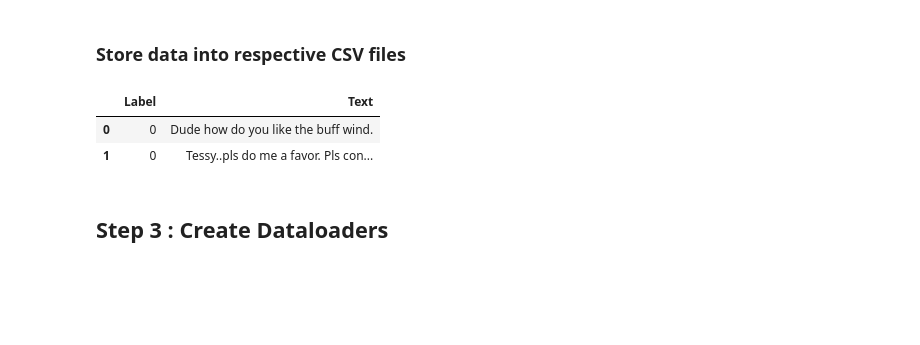
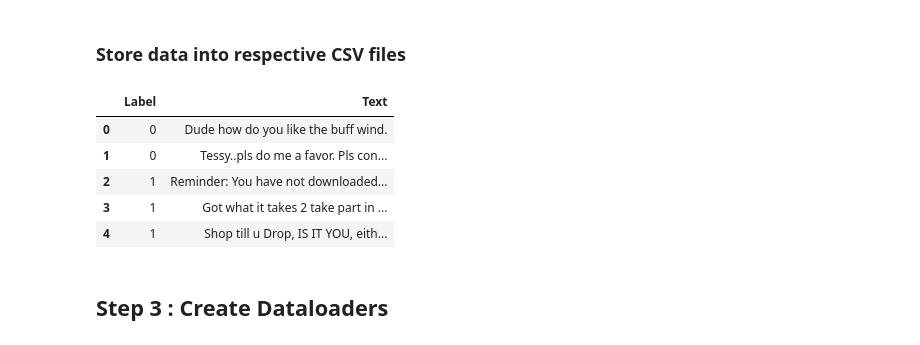
Before and after one commit to compchap/Building-LLM-From-Scratch-SR, a Jupyter notebook: Chapter 6 - Fine Tuning For Classification.ipynb, the cells around one changed output. Saved outputs shown, nothing was run; the diff lists cells and outputs as text; code cells hidden in the pictures; blank space fills up the shorter version.

```diff
--- a/Chapter 6 - Fine Tuning For Classification.ipynb
+++ b/Chapter 6 - Fine Tuning For Classification.ipynb
@@ -134,11 +129,14 @@ train_df.to_csv("chapter6/train.csv", index=None)
 validation_df.to_csv("chapter6/validation.csv", index=None)
 test_df.to_csv("chapter6/test.csv", index=None)
 # %%
-train_df.head(2)
+train_df.head(5)
 # %% [output]
 |  | Label | Text |
 | 0 | 0 | Dude how do you like the buff wind. |
 | 1 | 0 | Tessy..pls do me a favor. Pls con... |
+| 2 | 1 | Reminder: You have not downloaded... |
+| 3 | 1 | Got what it takes 2 take part in ... |
+| 4 | 1 | Shop till u Drop, IS IT YOU, eith... |
 # %% [markdown]
 ## Step 3 : Create Dataloaders
 # %% [markdown]
```
Also changed, not shown: parts of 4 cells of this notebook, 1 other file.
